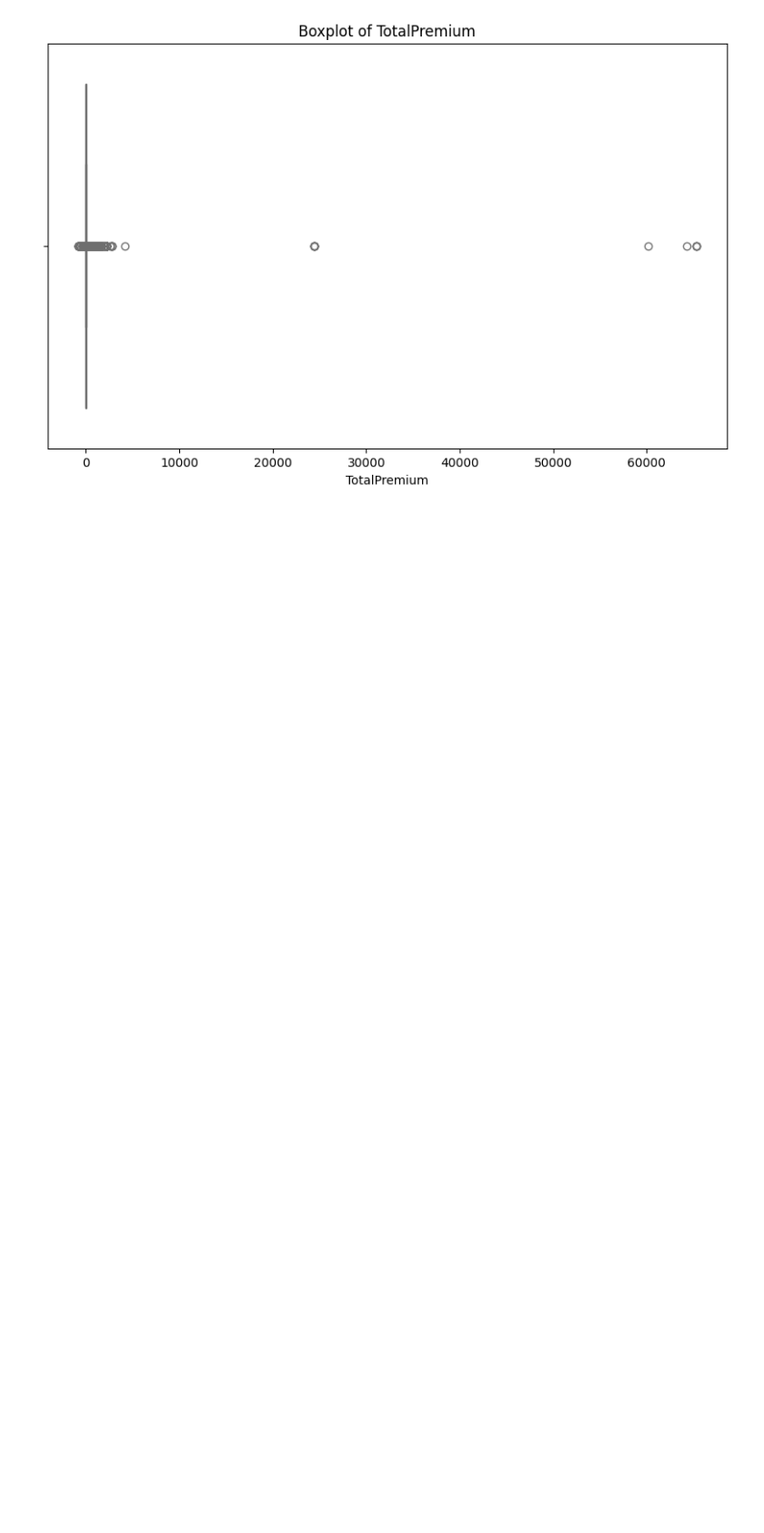
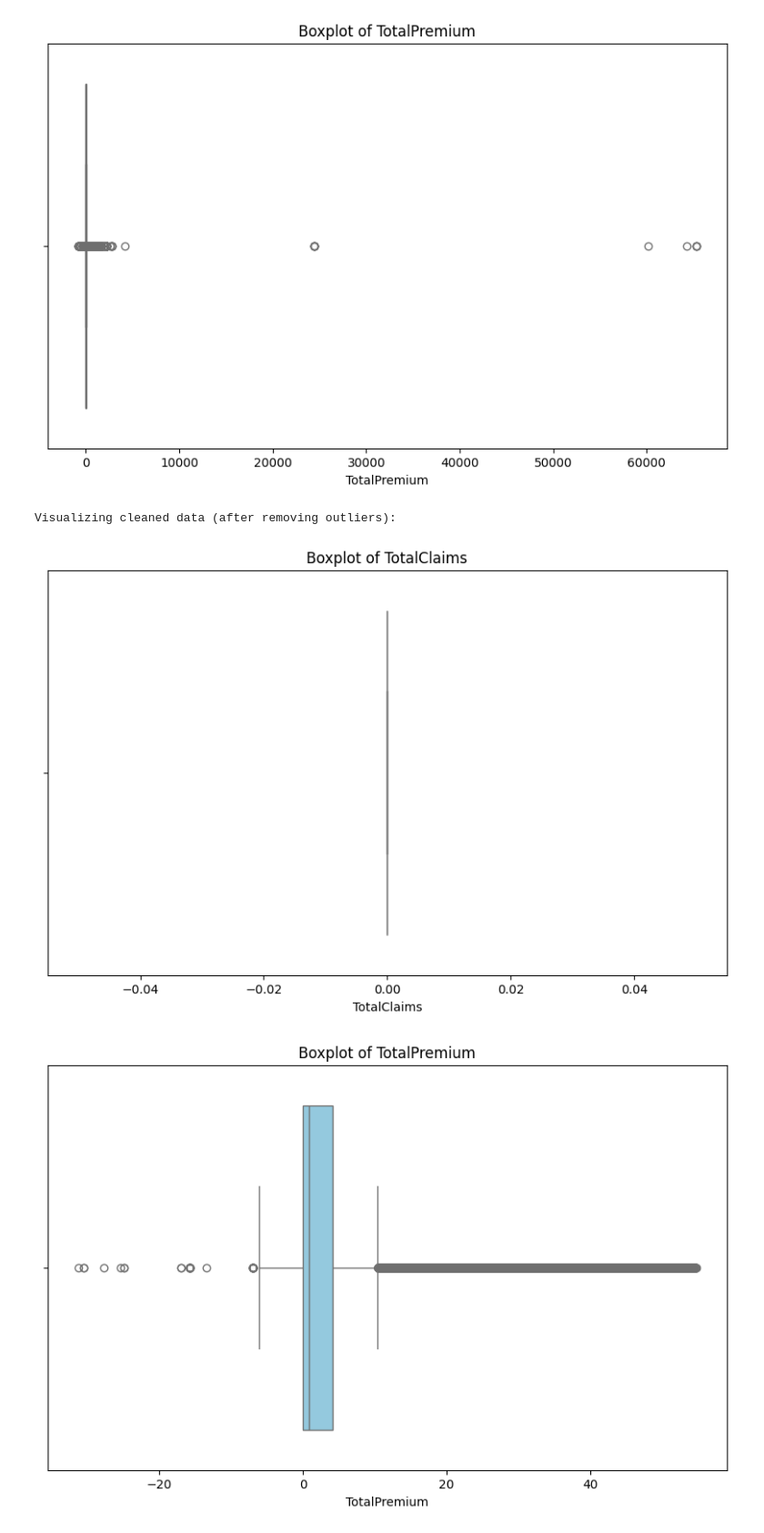
Before and after one commit to YonInsights/AlphaCare-Insurance-Analysis, a Jupyter notebook: notebooks/EDA.ipynb, the cells around one changed output. Shown: that part at 91% size. Saved outputs shown, nothing was run; the diff lists cells and outputs as text; code cells hidden in the pictures; blank space fills up the shorter version.

```diff
--- a/notebooks/EDA.ipynb
+++ b/notebooks/EDA.ipynb
@@ -140,3 +140,12 @@ plot_boxplot(data, 'TotalPremium')
 # Handle outliers by removing them
 cleaned_data_claims = remove_outliers(data, 'TotalClaims')
 cleaned_data_premium = remove_outliers(data, 'TotalPremium')
+# %%
+# Visualize the cleaned data
+print("\nVisualizing cleaned data (after removing outliers):")
+plot_boxplot(cleaned_data_claims, 'TotalClaims')
+plot_boxplot(cleaned_data_premium, 'TotalPremium')
+# %% [output]
+Visualizing cleaned data (after removing outliers):
+[figure, added]
+[figure, added]
```
Also changed, not shown: parts of 4 cells of this notebook, 1 other file.
